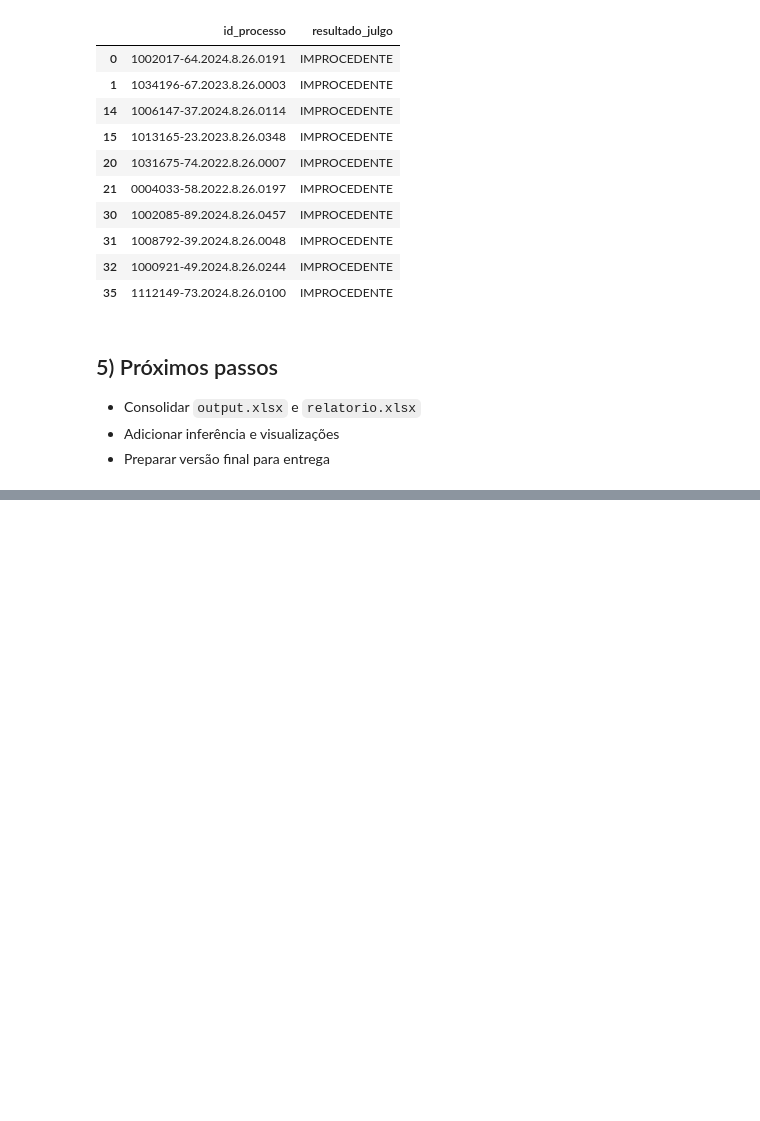
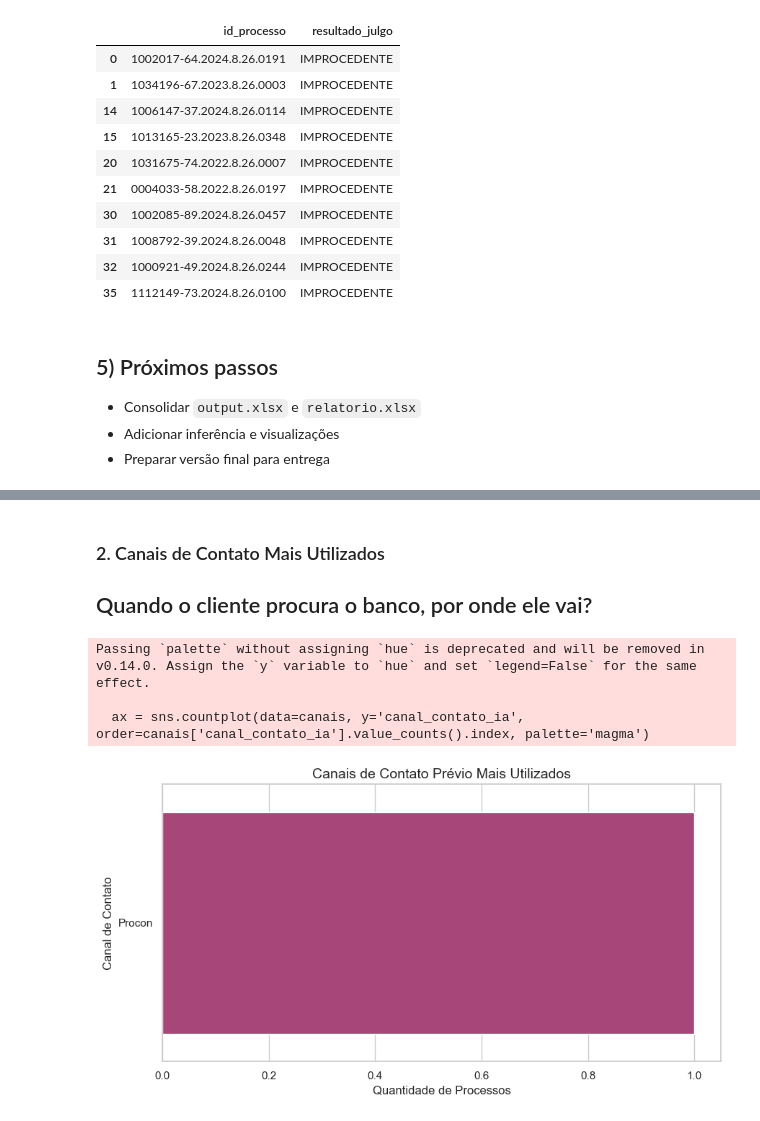
Before and after one commit to gab-correia/clinicas26, a Jupyter notebook: main.ipynb, the cells around one changed output, grey strips where cells are left out. Saved outputs shown, nothing was run; the diff lists cells and outputs as text; code cells hidden in the pictures; blank space fills up the shorter version.

Commit message:
Analise exploratória básica e dash v1

```diff
--- a/main.ipynb
+++ b/main.ipynb
@@ -398,18 +415,19 @@ _re_bo = re.compile(
 def regex_boletim(t): return "sim" if _re_bo.search(_norm(t)) else "não"
 
 
-# --- 8. resultado_julgamento — reutiliza extrair_resultado_julgo já definido ---
-_mapa_resultado = {
-    "PROCEDENTE": "procedente",
-    "IMPROCEDENTE": "improcedente",
-    "PARCIALMENTE PROCEDENTE": "parcialmente procedente",
-    "EXTINTO": "extinto",
-    "EXTINTO SEM RESOLUCAO DE MERITO": "extinto",
-    "DESISTENCIA HOMOLOGADA": "extinto",
-    "INDEFERIMENTO DA INICIAL": "extinto",
-    "NAO IDENTIFICADO": "não identificado",
-}
-def regex_resultado(t): return _mapa_resultado.get(extrair_resultado_julgo(t), "não identificado")
+# --- 8. resultado_julgamento ---
+def regex_resultado(t):
+    n = _norm(t)
+    m = re.search(r"\b(?:julgo|homologo)\b(.{0,220})", n)
+    trecho = m.group(1) if m else n[:220]
+    if re.search(r"parcialmente\s+procedente", trecho): return "parcialmente procedente"
+    if re.search(r"improcedent(?:e|es)", trecho): return "improcedente"
+    if re.search(r"procedent(?:e|es)", trecho): return "procedente"
+    if re.search(r"extint[ao].*sem\s+resolucao\s+do\s+merito|sem\s+analise\s+do\s+merito", trecho): return "extinto"
+    if re.search(r"extint[ao]", trecho): return "extinto"
+    if re.search(r"homologo.*desistencia|desistencia\s+da\s+acao", trecho): return "extinto"
+    if re.search(r"indefiro\s+a\s+peticao\s+inicial", trecho): return "extinto"
+    return "não identificado"
 
 
 # --- 9. culpa_atribuida ---
@@ -924,0 +1007,18 @@ Arquivo salvo: decisoes_improcedente_10.txt | exemplos: 10
+# %% [markdown]
+### 2. Canais de Contato Mais Utilizados
+
+## Quando o cliente procura o banco, por onde ele vai?
+# %%
+canais = df_curto[df_curto['canal_contato_ia'] != 'não identificado']
+
+plt.figure(figsize=(10, 5))
+ax = sns.countplot(data=canais, y='canal_contato_ia', order=canais['canal_contato_ia'].value_counts().index, palette='magma')
+plt.title('Canais de Contato Prévio Mais Utilizados', fontsize=14)
+plt.xlabel('Quantidade de Processos', fontsize=12)
+plt.ylabel('Canal de Contato', fontsize=12)
+plt.show()
+# %% [output]
+Passing `palette` without assigning `hue` is deprecated and will be removed in v0.14.0. Assign the `y` variable to `hue` and set `legend=False` for the same effect.
+
+  ax = sns.countplot(data=canais, y='canal_contato_ia', order=canais['canal_contato_ia'].value_counts().index, palette='magma')
+[figure, added]
```
Also changed, not shown: parts of 30 cells of this notebook, 4 other files.
